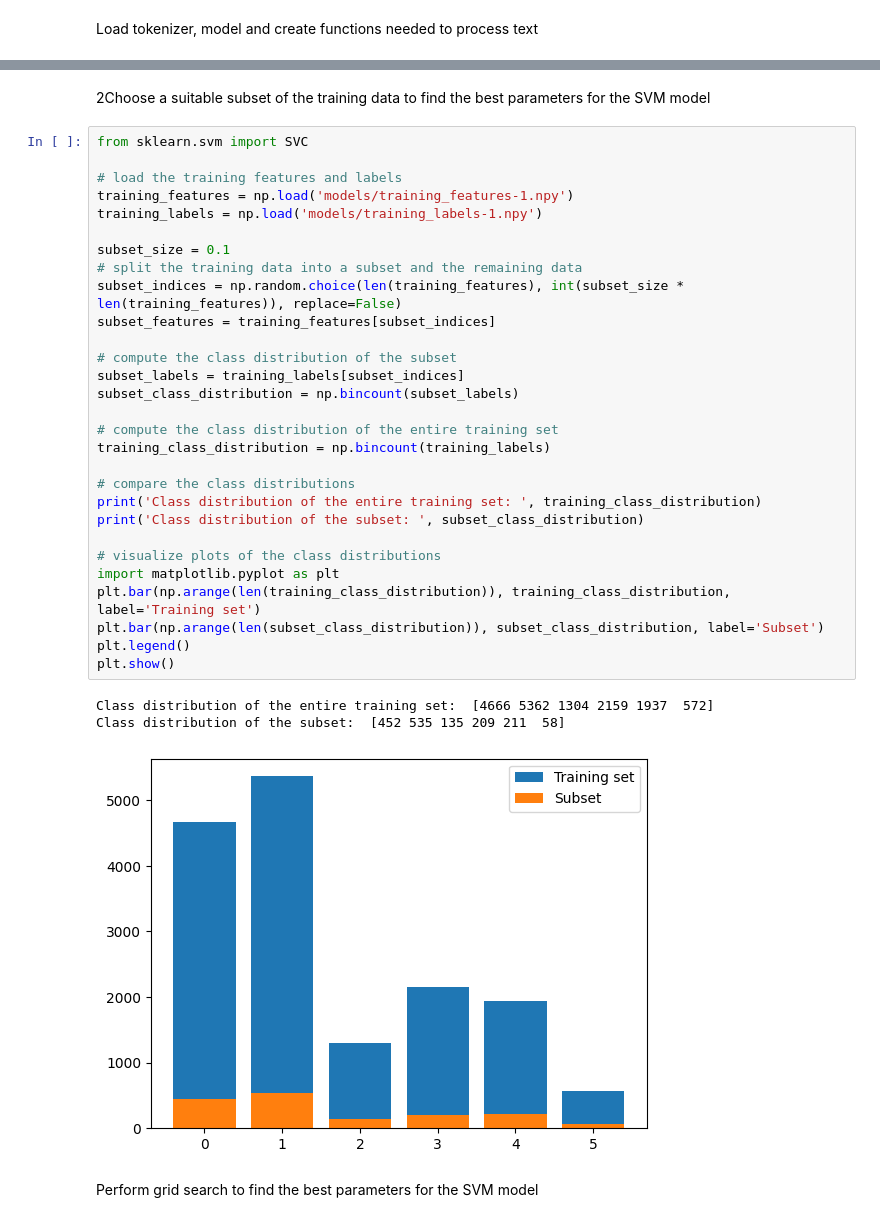
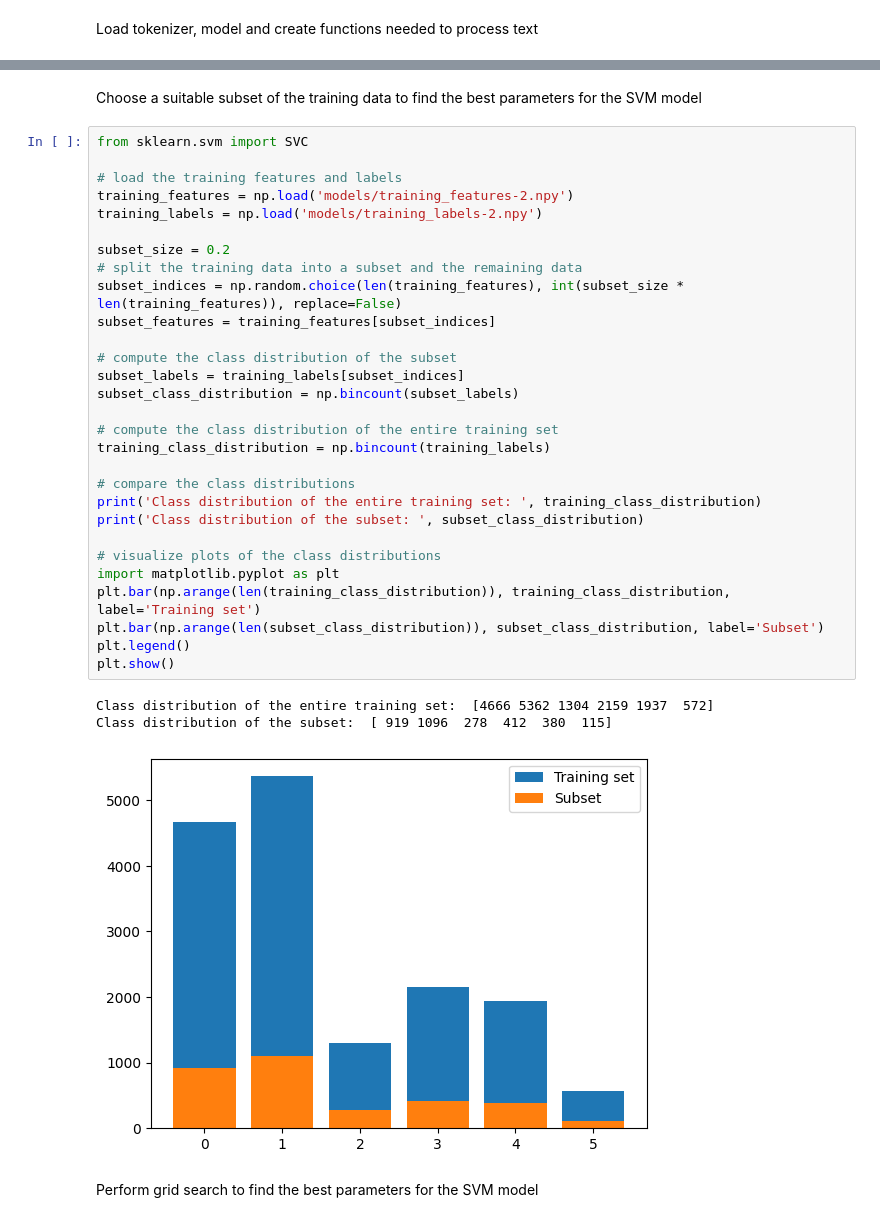
Before and after one commit to brinzaalina/EmotionRecognitionModel, a Jupyter notebook: emotion_recognition_model.ipynb, the cells around one changed output, grey strips where cells are left out. Drawn from its saved outputs; the diff is of its cells as text.

```diff
--- a/emotion_recognition_model.ipynb
+++ b/emotion_recognition_model.ipynb
@@ -125,38 +118,38 @@ Finish preprocess batch 31 - 2023-06-02 21:01:47.961923
 # %% [markdown]
- 2Choose a suitable subset of the training data to find the best parameters for the SVM model
+Choose a suitable subset of the training data to find the best parameters for the SVM model
 # %%
 from sklearn.svm import SVC
 
 # load the training features and labels
-training_features = np.load('models/training_features-1.npy')
-training_labels = np.load('models/training_labels-1.npy')
+training_features = np.load('models/training_features-2.npy')
+training_labels = np.load('models/training_labels-2.npy')
 
-subset_size = 0.1
+subset_size = 0.2
 # split the training data into a subset and the remaining data
 subset_indices = np.random.choice(len(training_features), int(subset_size * len(training_features)), replace=False)
 subset_features = training_features[subset_indices]
 
 # compute the class distribution of the subset
 subset_labels = training_labels[subset_indices]
 subset_class_distribution = np.bincount(subset_labels)
 
 # compute the class distribution of the entire training set
 training_class_distribution = np.bincount(training_labels)
 
 # compare the class distributions
 print('Class distribution of the entire training set: ', training_class_distribution)
 print('Class distribution of the subset: ', subset_class_distribution)
 
 # visualize plots of the class distributions
 import matplotlib.pyplot as plt
 plt.bar(np.arange(len(training_class_distribution)), training_class_distribution, label='Training set')
 plt.bar(np.arange(len(subset_class_distribution)), subset_class_distribution, label='Subset')
 plt.legend()
 plt.show()
 # %% [output]
 Class distribution of the entire training set:  [4666 5362 1304 2159 1937  572]
-Class distribution of the subset:  [452 535 135 209 211  58]
+Class distribution of the subset:  [ 919 1096  278  412  380  115]
-[figure, old version]
+[figure, new version]
 # %% [markdown]
 Perform grid search to find the best parameters for the SVM model
 # %%
```
Also changed, not shown: parts of 16 cells of this notebook, 8 other files.
